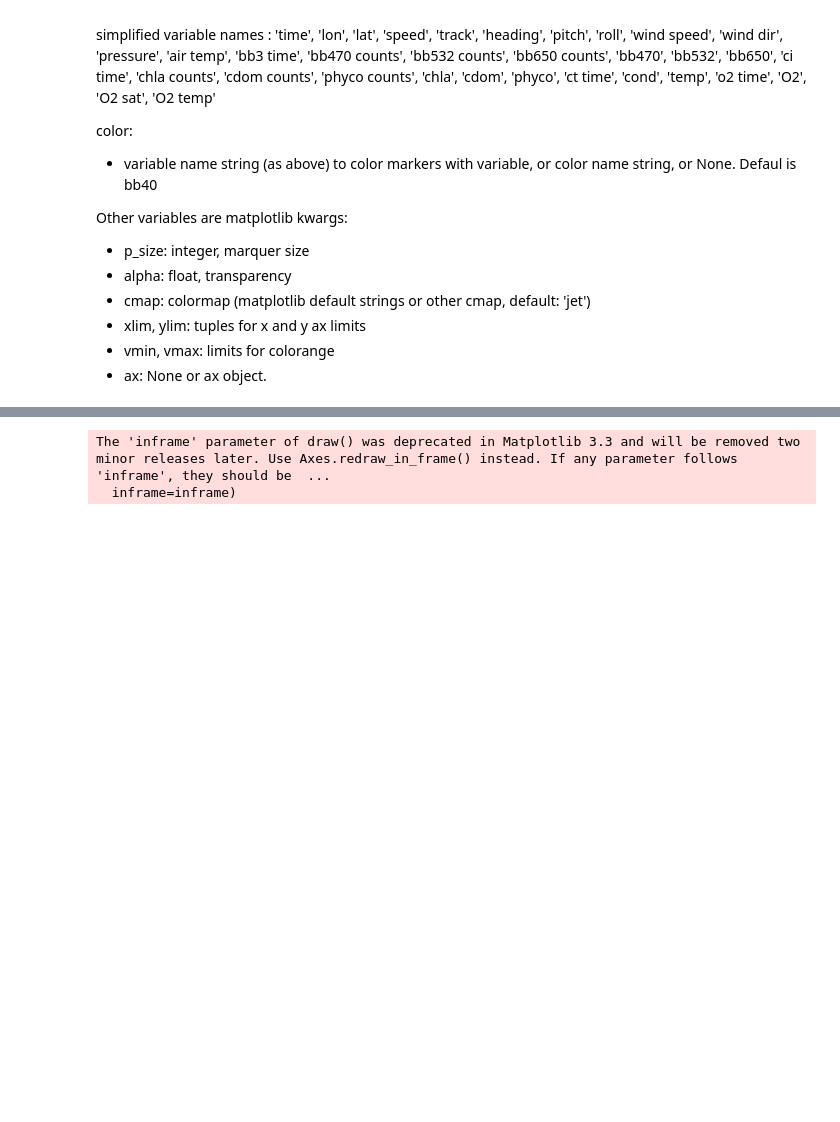
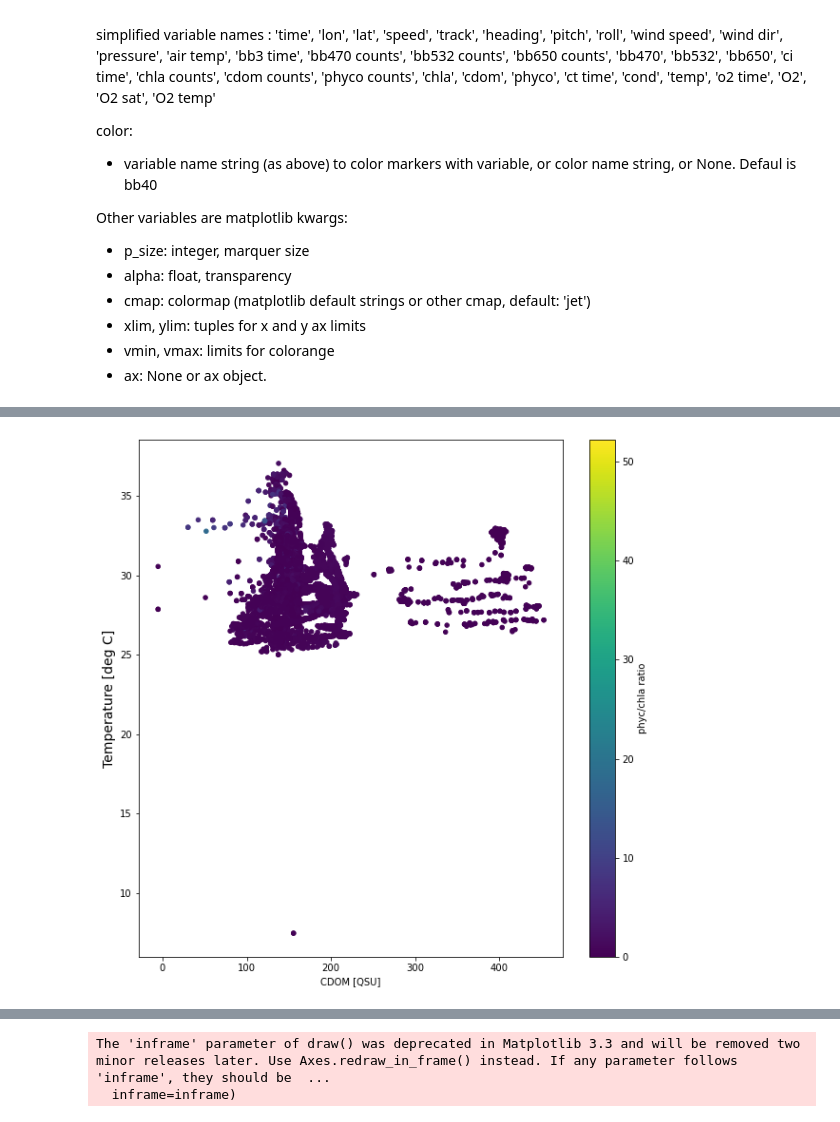
Before and after one commit to vrx-/navocean, a Jupyter notebook: remote.ipynb, the cells around one changed output, grey strips where cells are left out. Saved outputs shown, nothing was run; the diff lists cells and outputs as text; code cells hidden in the pictures; blank space fills up the shorter version.

```diff
--- a/remote.ipynb
+++ b/remote.ipynb
@@ -195,3 +219,12 @@ The 'inframe' parameter of draw() was deprecated in Matplotlib 3.3 and will be r
+# %%
+fig, ax = plt.subplots(figsize=(10,10))
+sb.scatter(df, 'cdom', 'temp', z_var='phyc/chla ratio', cmap='viridis', vmin=0, ax=ax)
+
+ax.yaxis.get_label().set_fontsize(14)
+ax.yaxis.get_label().set_fontsize(14)
+# plt.ylim(22, 32)
+# %% [output]
+[figure, new version]
 # %%
 from celluloid import Camera
 from IPython.display import HTML
```
Also changed, not shown: parts of 13 cells of this notebook, 5 other files.
